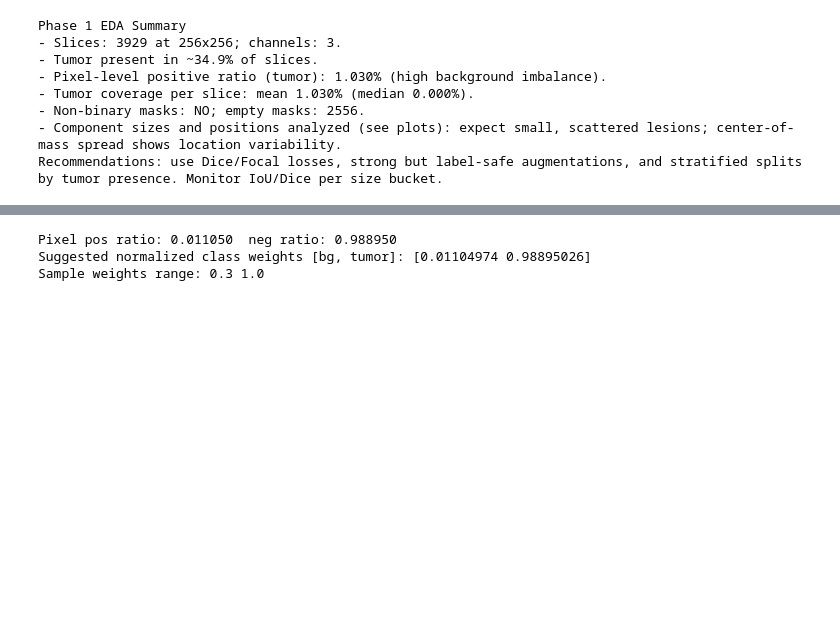
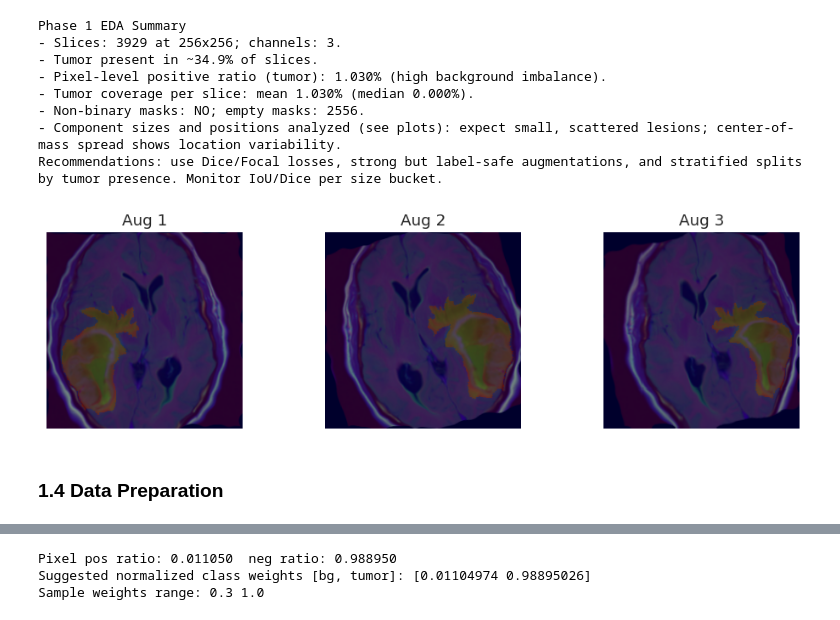
Before and after one commit to Tada-TOT/Brain-Tumor-Segmentation-from-MRI-Scans-using-DL, a Jupyter notebook: SIC_Project_G9.ipynb, the cells around one changed output, grey strips where cells are left out. Cells and saved outputs as stored; diff of their text form; code cells hidden in the pictures; blank space fills up the shorter version.

```diff
--- a/SIC_Project_G9.ipynb
+++ b/SIC_Project_G9.ipynb
@@ -597,3 +605,43 @@ Phase 1 EDA Summary
 - Non-binary masks: NO; empty masks: 2556.
 - Component sizes and positions analyzed (see plots): expect small, scattered lesions; center-of-mass spread shows location variability.
 Recommendations: use Dice/Focal losses, strong but label-safe augmentations, and stratified splits by tumor presence. Monitor IoU/Dice per size bucket.
+# %%
+# @title 1.2.1 Data Augmentation Pipeline
+
+# For Training Data
+train_augs = A.Compose([
+    A.Resize(CFG.IMG_SIZE, CFG.IMG_SIZE),
+    A.HorizontalFlip(p=0.5),
+    A.Rotate(limit=20, p=0.5),
+    A.ElasticTransform(p=0.5, alpha=120, sigma=120 * 0.05, alpha_affine=120 * 0.03),
+    A.GridDistortion(p=0.5),
+    A.Normalize(mean=CFG.NORMALIZE1_MEAN, std=CFG.NORMALIZE1_STD),
+    ToTensorV2()])
+
+# For Validation/Test Data
+val_augs = A.Compose([
+    A.Resize(CFG.IMG_SIZE, CFG.IMG_SIZE),
+    A.Normalize(mean=CFG.NORMALIZE1_MEAN, std=CFG.NORMALIZE1_STD),
+    ToTensorV2()])
+# %%
+# @title 1.2.2 Augmentation Preview
+
+def show_aug(idx=0, k=3):
+    img = (images[idx]).astype(np.uint8)
+    msk = (masks[idx].squeeze()).astype(np.uint8)
+    plt.figure(figsize=(12,3))
+    for i in range(k):
+        auged = train_augs(image=img, mask=msk)
+        ai, am = auged["image"], auged["mask"]
+        ai = ai.numpy().transpose(1, 2, 0) if isinstance(ai, torch.Tensor) else ai# (C,H,W) -> (H,W,C)
+        am = am.numpy() if isinstance(am, torch.Tensor) else am
+        plt.subplot(1, k, i+1)
+        plt.imshow(ai)
+        plt.imshow(am, cmap="jet", alpha=0.35)
+        plt.axis("off")
+        plt.title(f"Aug {i+1}")
+    plt.show()
+
+show_aug(idx=np.argmax(area_frac))  # preview on a large-tumor slice
+# %% [output]
+[figure, added]
@@ -599,0 +650,2 @@ Recommendations: use Dice/Focal losses, strong but label-safe augmentations, and
+# %% [markdown]
+### 1.4 Data Preparation
```
Also changed, not shown: parts of 9 cells of this notebook.
